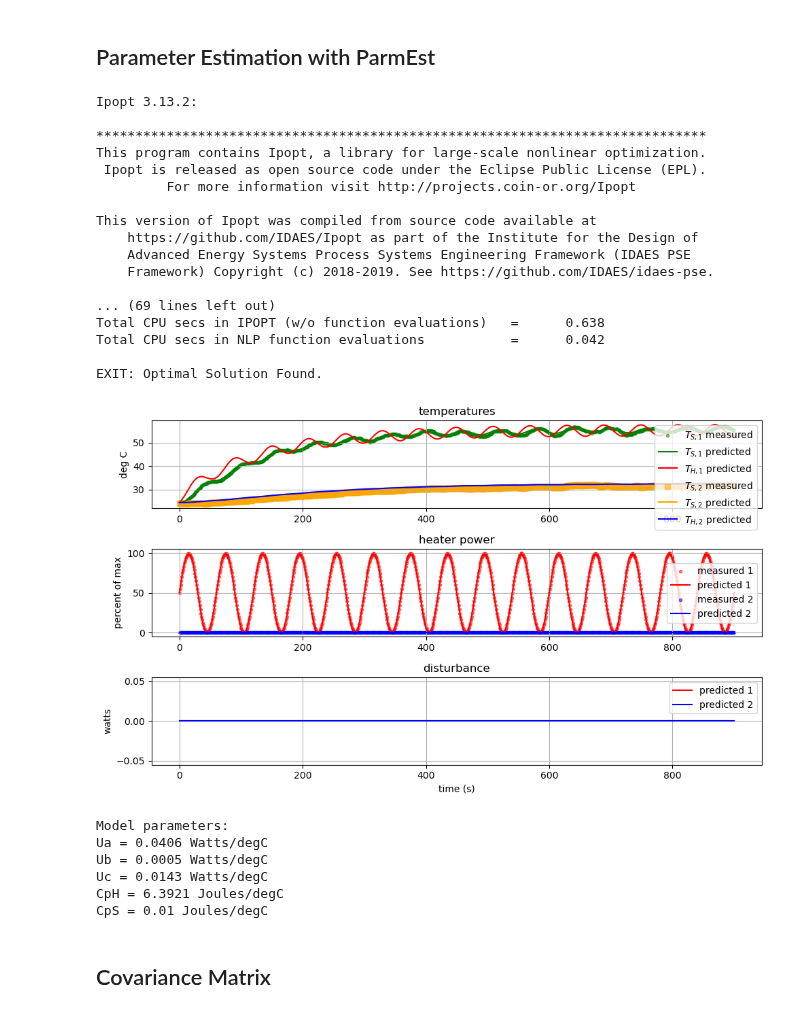
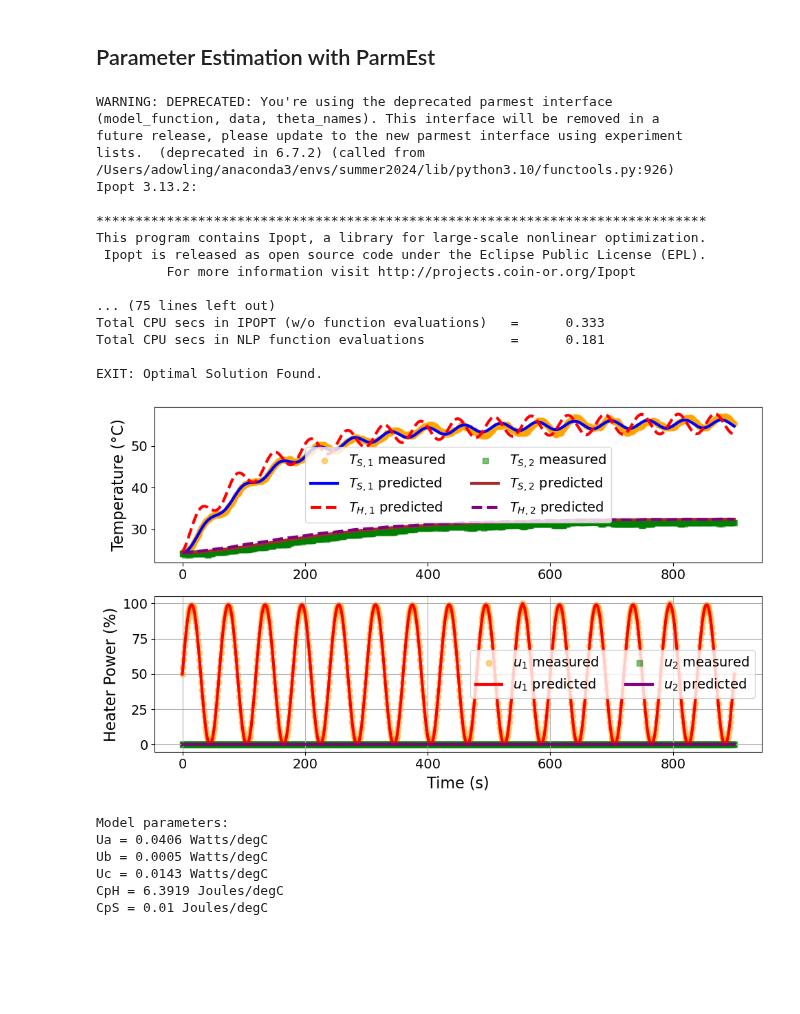
Before and after one commit to dowlinglab/pyomo-doe, a Jupyter notebook: notebooks/parmest_four_states.ipynb, the cells around one changed output. Drawn from its saved outputs; the diff is of its cells as text; code cells hidden in the pictures; blank space fills up the shorter version.

```diff
--- a/notebooks/parmest_four_states.ipynb
+++ b/notebooks/parmest_four_states.ipynb
@@ -41,12 +66,10 @@ tc_data = TCLabExperiment(
     u1=df['Q1'].values,
     P1=200,
     TS1_data=None,
-    d1=None,
     T2=df['T2'].values,
     u2=df['Q2'].values,
     P2=200,
     TS2_data=None,
-    d2=None,
     Tamb=df['T1'].values[0],
 )
 # %%
@@ -117,7 +91,9 @@ import pyomo.contrib.parmest.parmest as parmest
 theta_names = ['Ua', 'Ub', 'Uc', 'inv_CpH', 'inv_CpS']
 
 parmest_create_model = lambda data: create_model(
-    data=data, mode='parmest', model_option='parmest', integrate_to_initialize=True
+    data=data,
+    mode='parmest',
+    number_of_states=4
 )
 
 # Create a parameter estimation object
@@ -132,6 +108,11 @@ pest = parmest.Estimator(
 
 obj, theta = pest.theta_est()
 # %% [output]
+WARNING: DEPRECATED: You're using the deprecated parmest interface
+(model_function, data, theta_names). This interface will be removed in a
+future release, please update to the new parmest interface using experiment
+lists.  (deprecated in 6.7.2) (called from
+/Users/adowling/anaconda3/envs/summer2024/lib/python3.10/functools.py:926)
 Ipopt 3.13.2:
 
 ******************************************************************************
@@ -139,25 +120,18 @@ This program contains Ipopt, a library for large-scale nonlinear optimization.
  Ipopt is released as open source code under the Eclipse Public License (EPL).
          For more information visit http://projects.coin-or.org/Ipopt
 
-This version of Ipopt was compiled from source code available at
-    https://github.com/IDAES/Ipopt as part of the Institute for the Design of
-    Advanced Energy Systems Process Systems Engineering Framework (IDAES PSE
-    Framework) Copyright (c) 2018-2019. See https://github.com/IDAES/idaes-pse.
-
-... (69 lines left out)
-Total CPU secs in IPOPT (w/o function evaluations)   =      0.638
-Total CPU secs in NLP function evaluations           =      0.042
+... (75 lines left out)
+Total CPU secs in IPOPT (w/o function evaluations)   =      0.333
+Total CPU secs in NLP function evaluations           =      0.181
 
 EXIT: Optimal Solution Found.
 # %%
-parmest_regression_results = extract_plot_results(tc_data, pest.parmest_model)
+parmest_regression_results = extract_plot_results(tc_data, pest.pest_deprecated.parmest_model)
 # %% [output]
-[figure, old version]
+[figure, new version]
 Model parameters:
 Ua = 0.0406 Watts/degC
 Ub = 0.0005 Watts/degC
 Uc = 0.0143 Watts/degC
-CpH = 6.3921 Joules/degC
+CpH = 6.3919 Joules/degC
 CpS = 0.01 Joules/degC
-# %% [markdown]
-## Covariance Matrix
```
Also changed, not shown: parts of 18 cells of this notebook, 5 other files.
